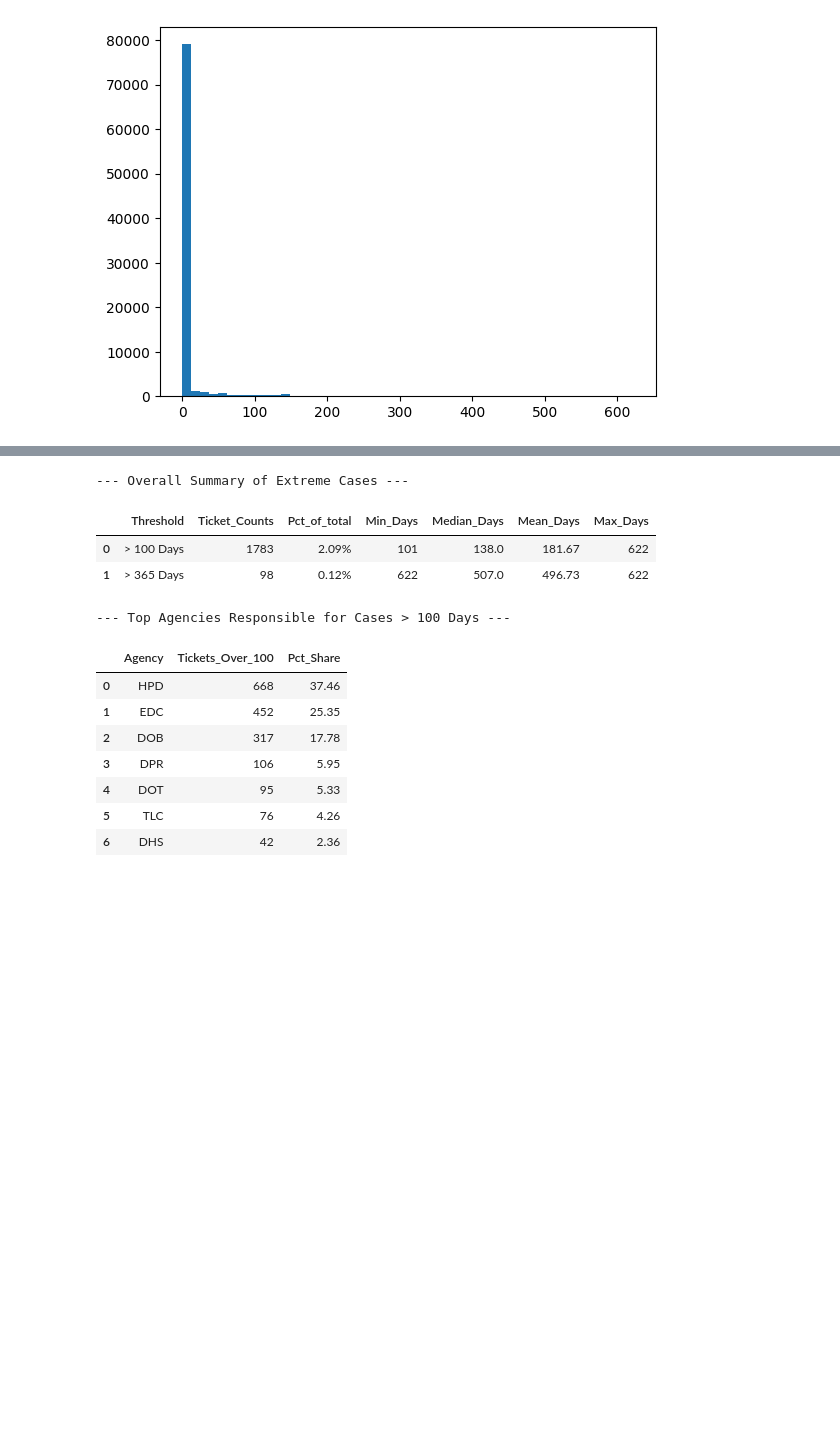
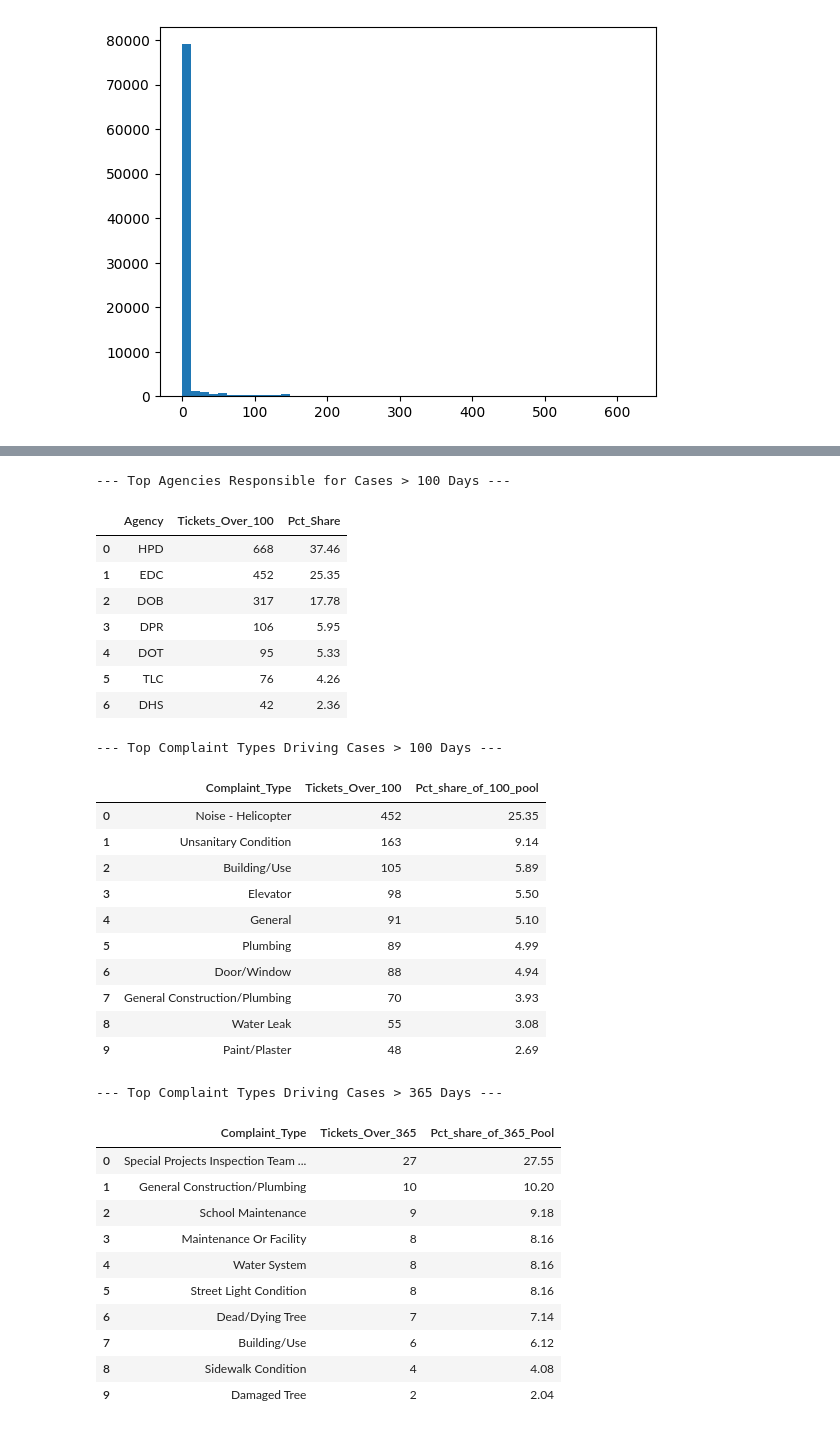
Before and after one commit to JunayedMh/nyc-311-resolution-time-analysis, a Jupyter notebook: notebook/EDA.ipynb, the cells around one changed output, grey strips where cells are left out. Drawn from its saved outputs; the diff is of its cells as text; code cells hidden in the pictures; blank space fills up the shorter version.

```diff
--- a/notebook/EDA.ipynb
+++ b/notebook/EDA.ipynb
@@ -1239,22 +1266,69 @@ agency_over_100["Pct_Share"] = (
     (agency_over_100["Tickets_Over_100"] / len(over_100_days) * 100).round(2)
 )
 
-print("--- Overall Summary of Extreme Cases ---")
-display(extreme_summery)
-
 print("\n--- Top Agencies Responsible for Cases > 100 Days ---")
 display(agency_over_100.head(7))
 # %% [output]
---- Overall Summary of Extreme Cases ---
+--- Top Agencies Responsible for Cases > 100 Days ---
-|  | Threshold | Ticket_Counts | Pct_of_total | Min_Days | Median_Days | Mean_Days | Max_Days |
-| 0 | > 100 Days | 1783 | 2.09% | 101 | 138.0 | 181.67 | 622 |
-| 1 | > 365 Days | 98 | 0.12% | 622 | 507.0 | 496.73 | 622 |
+|  | Agency | Tickets_Over_100 | Pct_Share |
+| 0 | HPD | 668 | 37.46 |
+| 1 | EDC | 452 | 25.35 |
+| 2 | DOB | 317 | 17.78 |
+| 3 | DPR | 106 | 5.95 |
+| 4 | DOT | 95 | 5.33 |
+| 5 | TLC | 76 | 4.26 |
+| 6 | DHS | 42 | 2.36 |
---- Top Agencies Responsible for Cases > 100 Days ---
-|  | Agency | Tickets_Over_100 | Pct_Share |
-| 0 | HPD | 668 | 37.46 |
-| 1 | EDC | 452 | 25.35 |
-| 2 | DOB | 317 | 17.78 |
-| 3 | DPR | 106 | 5.95 |
-| 4 | DOT | 95 | 5.33 |
-| 5 | TLC | 76 | 4.26 |
-| 6 | DHS | 42 | 2.36 |
+# %%
+top_complaints_100 = (
+    over_100_days["Complaint_Type"]
+    .value_counts()
+    .rename_axis("Complaint_Type")
+    .reset_index(name="Tickets_Over_100")
+)
+
+top_complaints_100["Pct_share_of_100_pool"] = (
+    (top_complaints_100["Tickets_Over_100"] / len(over_100_days)) * 100
+).round(2)
+
+top_complaints_365 = (
+    over_365_days["Complaint_Type"]
+    .value_counts()
+    .rename_axis("Complaint_Type")
+    .reset_index(name="Tickets_Over_365")
+)
+
+top_complaints_365["Pct_share_of_365_Pool"] = (
+    (top_complaints_365["Tickets_Over_365"] / len(over_365_days)) * 100
+).round(2)
+
+
+print("--- Top Complaint Types Driving Cases > 100 Days ---")
+display(top_complaints_100.head(10))
+
+print("\n--- Top Complaint Types Driving Cases > 365 Days ---")
+display(top_complaints_365.head(10))
+# %% [output]
+--- Top Complaint Types Driving Cases > 100 Days ---
+|  | Complaint_Type | Tickets_Over_100 | Pct_share_of_100_pool |
+| 0 | Noise - Helicopter | 452 | 25.35 |
+| 1 | Unsanitary Condition | 163 | 9.14 |
+| 2 | Building/Use | 105 | 5.89 |
+| 3 | Elevator | 98 | 5.50 |
+| 4 | General | 91 | 5.10 |
+| 5 | Plumbing | 89 | 4.99 |
+| 6 | Door/Window | 88 | 4.94 |
+| 7 | General Construction/Plumbing | 70 | 3.93 |
+| 8 | Water Leak | 55 | 3.08 |
+| 9 | Paint/Plaster | 48 | 2.69 |
+--- Top Complaint Types Driving Cases > 365 Days ---
+|  | Complaint_Type | Tickets_Over_365 | Pct_share_of_365_Pool |
+| 0 | Special Projects Inspection Team ... | 27 | 27.55 |
+| 1 | General Construction/Plumbing | 10 | 10.20 |
+| 2 | School Maintenance | 9 | 9.18 |
+| 3 | Maintenance Or Facility | 8 | 8.16 |
+| 4 | Water System | 8 | 8.16 |
+| 5 | Street Light Condition | 8 | 8.16 |
+| 6 | Dead/Dying Tree | 7 | 7.14 |
+| 7 | Building/Use | 6 | 6.12 |
+| 8 | Sidewalk Condition | 4 | 4.08 |
+| 9 | Damaged Tree | 2 | 2.04 |
```
Also changed, not shown: parts of 5 cells of this notebook.
